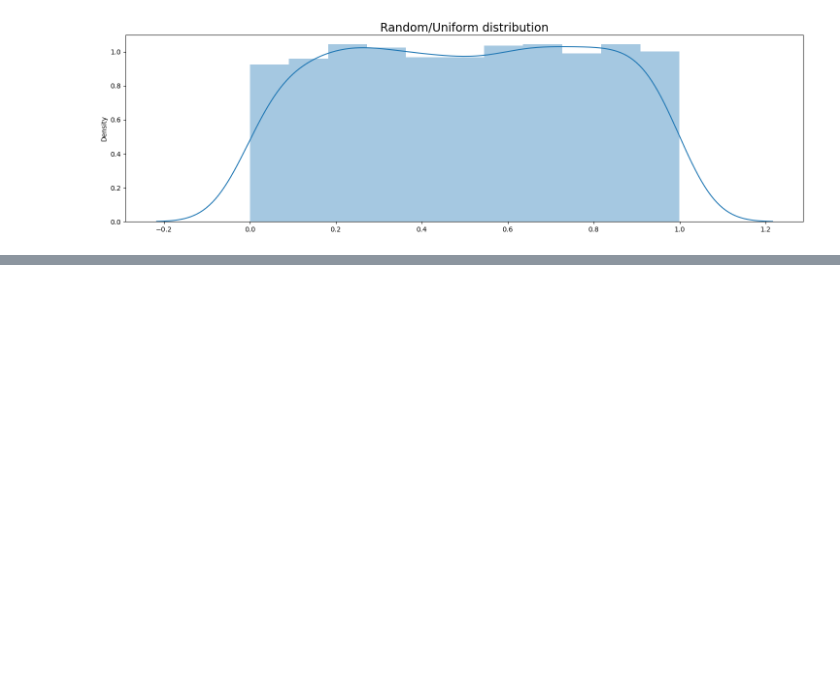
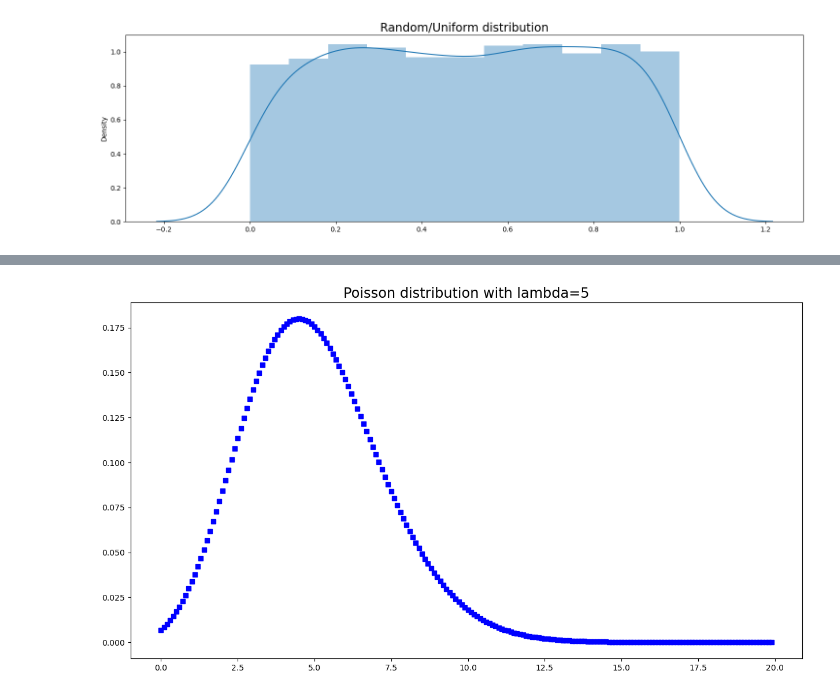
Before and after one commit to keithmmc/dataprojects, a Jupyter notebook: statsnotebook.ipynb, the cells around one changed output, grey strips where cells are left out. Drawn from its saved outputs; the diff is of its cells as text; code cells hidden in the pictures; blank space fills up the shorter version.

```diff
--- a/statsnotebook.ipynb
+++ b/statsnotebook.ipynb
@@ -114,0 +211,10 @@ Text(0.5, 1.0, 'Random/Uniform distribution')
+# %%
+x = np.arange(0, 20, 0.1)
+y = np.exp(-5)*np.power(5, x)/factorial(x)
+
+plt.figure(figsize=(15,8))
+plt.title('Poisson distribution with lambda=5', fontsize='xx-large')
+plt.plot(x, y, 'bs')
+plt.show()
+# %% [output]
+[figure, added]
```
Also changed, not shown: parts of 9 cells of this notebook.
